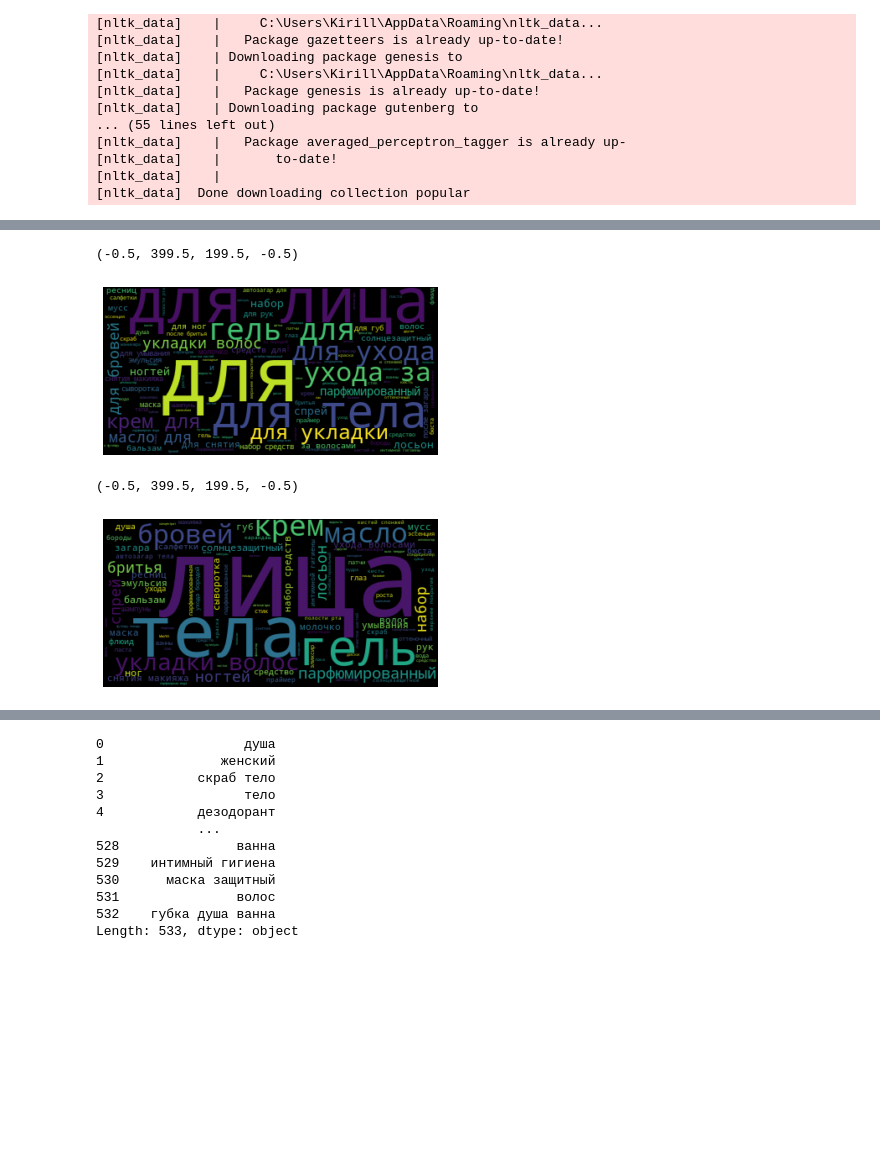
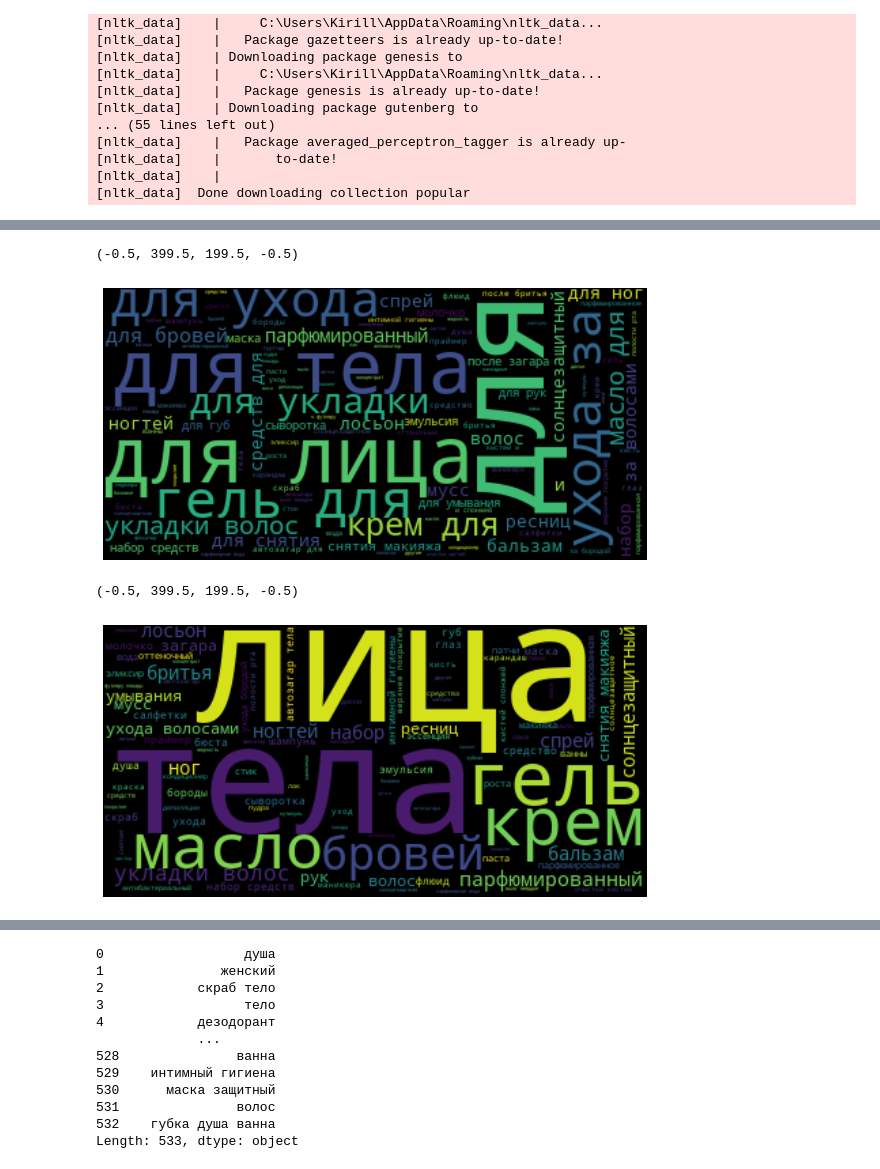
Before and after one commit to JacKira/MastersDegree, a Jupyter notebook: ProductsGrouping/Clustering.ipynb, the cells around one changed output, grey strips where cells are left out. Saved outputs shown, nothing was run; the diff lists cells and outputs as text; code cells hidden in the pictures; blank space fills up the shorter version.

```diff
--- a/ProductsGrouping/Clustering.ipynb
+++ b/ProductsGrouping/Clustering.ipynb
@@ -92,21 +123,23 @@ def steming_for_cloud_woth_no_preposition_3(sentence):
     return ' '.join([word for word in stem_sentence if (word not in spec_chars) and (word not in stop_w_3)])
 # %%
 %matplotlib inline
+fig, ax = plt.subplots(figsize=(10, 5))
 text_raw =  [steming_for_cloud(x.replace('/', ' ').replace('-', ' ')) for x in text1]
 wordcloud = WordCloud().generate(" ".join(text_raw))
 plt.imshow(wordcloud, interpolation='bilinear')
 plt.axis("off")
 # %% [output]
 (-0.5, 399.5, 199.5, -0.5)
-[figure, old version]
+[figure, new version]
 # %%
 %matplotlib inline
+fig, ax = plt.subplots(figsize=(10, 5))
 text_raw =  [steming_for_cloud_woth_no_preposition(x.replace('/', ' ').replace('-', ' ')) for x in text1]
 wordcloud = WordCloud().generate(" ".join(text_raw))
 plt.imshow(wordcloud, interpolation='bilinear')
 plt.axis("off")
 # %% [output]
 (-0.5, 399.5, 199.5, -0.5)
-[figure, old version]
+[figure, new version]
 # %%
 %matplotlib inline
```
Also changed, not shown: parts of 6 cells of this notebook, 14 other files.
